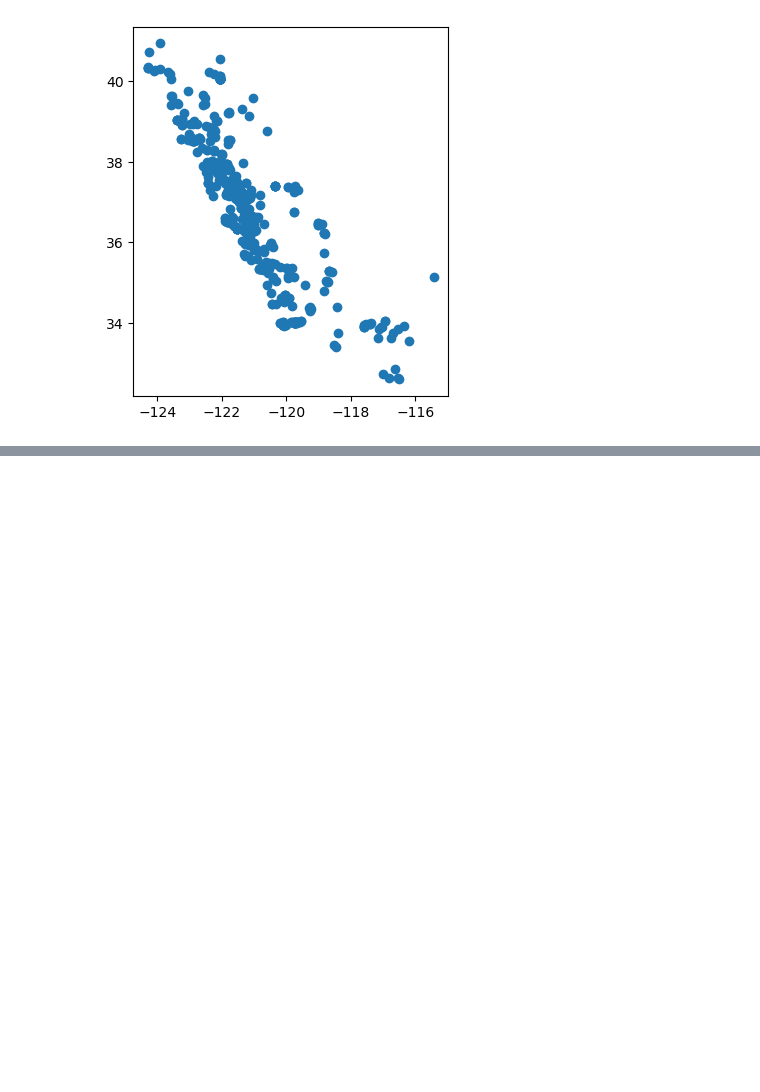
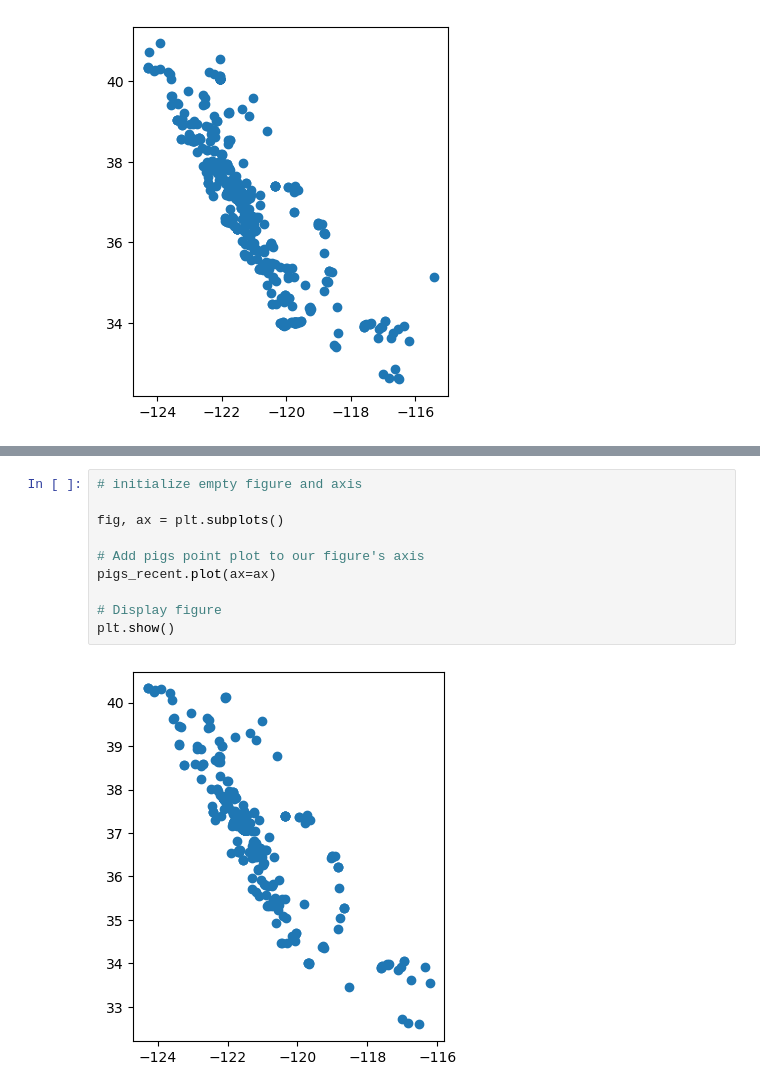
Before and after one commit to kaimorquecho/eds220-2025-in-class, a Jupyter notebook: week-4-geopandas.ipynb, the cells around one changed output, grey strips where cells are left out. Saved outputs shown, nothing was run; the diff lists cells and outputs as text; blank space fills up the shorter version.

```diff
--- a/week-4-geopandas.ipynb
+++ b/week-4-geopandas.ipynb
@@ -198,0 +250,12 @@ pigs.plot()
+# %%
+# initialize empty figure and axis
+
+fig, ax = plt.subplots()
+
+# Add pigs point plot to our figure's axis
+pigs_recent.plot(ax=ax)
+
+# Display figure
+plt.show()
+# %% [output]
+[figure, added]
```
Also changed, not shown: parts of 15 cells of this notebook.
